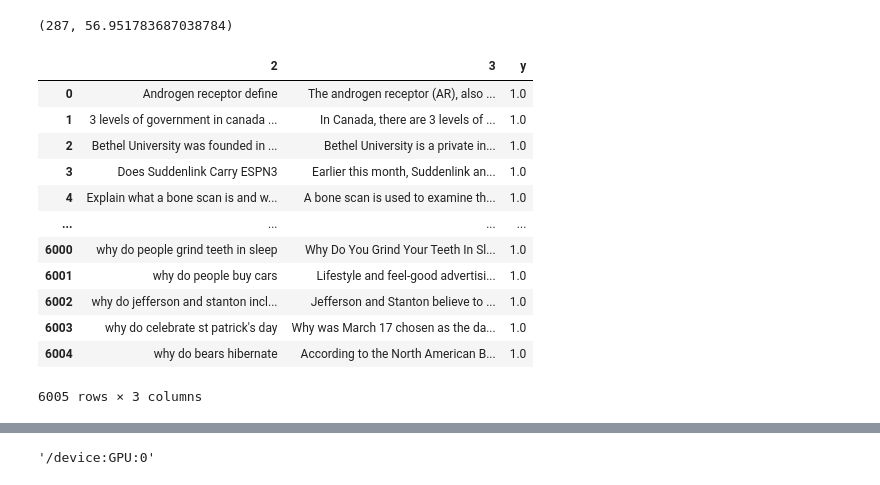
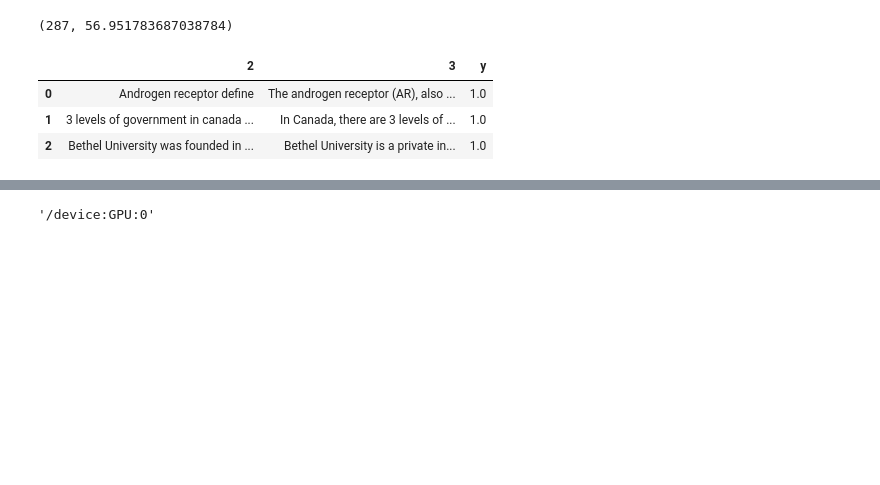
Before and after one commit to Prakhar314/COL764-Podcast-Search, a Jupyter notebook: pointwise.ipynb, the cells around one changed output, grey strips where cells are left out. Drawn from its saved outputs; the diff is of its cells as text; code cells hidden in the pictures; blank space fills up the shorter version.

```diff
--- a/pointwise.ipynb
+++ b/pointwise.ipynb
@@ -119,5 +121,6 @@ tf.config.run_functions_eagerly(False)
 # %%
 bert_model_name = 'bert-base-uncased'
-passage_per_query = 50
+# passage_per_query = 50
+num_pairs = 3000
 # %%
 tokenizer = BertTokenizer.from_pretrained(bert_model_name)
@@ -129,4 +146,5 @@ random.seed(0)
 np.random.seed(0)
 tf.random.set_seed(0)
 # %%
-top1000 = pd.read_csv('top1000.dev',sep='\t',header=None).sort_values(by=0).reset_index(drop=True)
+top1000 = pd.read_csv('top1000.dev',sep='\t',header=None)
+top1000
@@ -148,0 +165,3 @@ top1000
+# %%
+top1000 = top1000.sort_values(by=0).reset_index(drop=True)
+top1000
@@ -191,20 +224,11 @@ train_set[3].map(lambda x: len(x.split())).max(),train_set[3].map(lambda x: len(
 # %% [output]
 (287, 56.951783687038784)
 # %%
-train_set_p = train_set[train_set['y']==1].reset_index(drop=True)
+train_set_p = train_set[train_set['y']==1].reset_index(drop=True)[:num_pairs//1000]
 train_set_p
 # %% [output]
 |  | 2 | 3 | y |
 | 0 | Androgen receptor define | The androgen receptor (AR), also ... | 1.0 |
 | 1 | 3 levels of government in canada ... | In Canada, there are 3 levels of ... | 1.0 |
 | 2 | Bethel University was founded in ... | Bethel University is a private in... | 1.0 |
-| 3 | Does Suddenlink Carry ESPN3 | Earlier this month, Suddenlink an... | 1.0 |
-| 4 | Explain what a bone scan is and w... | A bone scan is used to examine th... | 1.0 |
-| ... | ... | ... | ... |
-| 6000 | why do people grind teeth in sleep | Why Do You Grind Your Teeth In Sl... | 1.0 |
-| 6001 | why do people buy cars | Lifestyle and feel-good advertisi... | 1.0 |
-| 6002 | why do jefferson and stanton incl... | Jefferson and Stanton believe to ... | 1.0 |
-| 6003 | why do celebrate st patrick's day | Why was March 17 chosen as the da... | 1.0 |
-| 6004 | why do bears hibernate | According to the North American B... | 1.0 |
-6005 rows × 3 columns
 # %%
```
Also changed, not shown: parts of 22 cells of this notebook.
